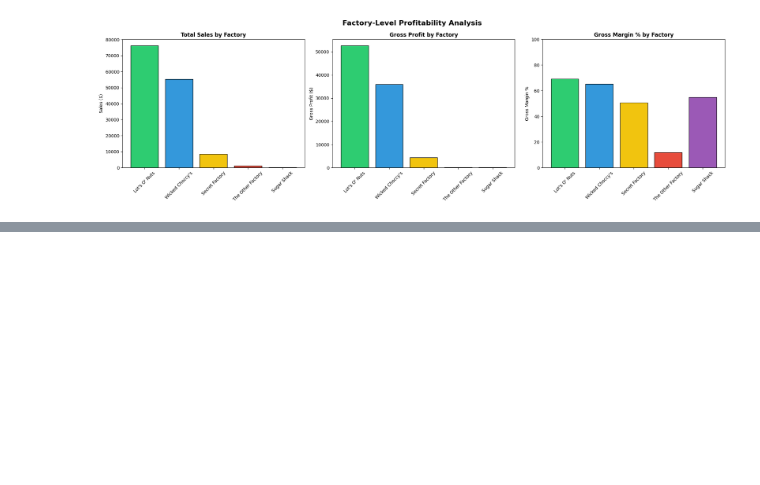
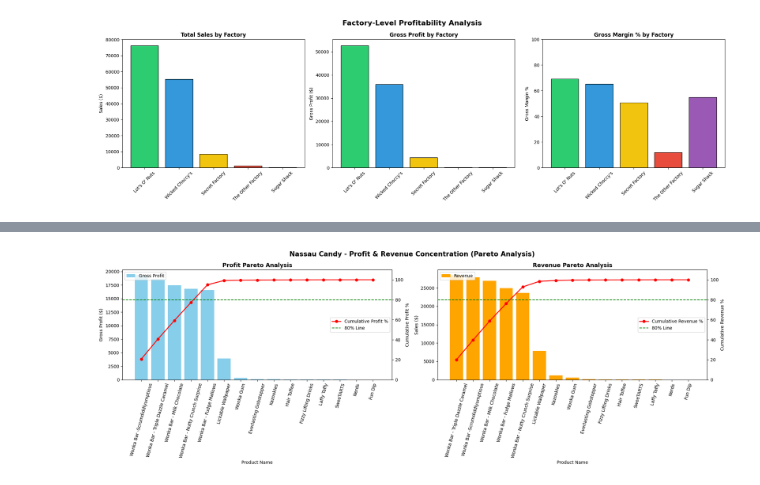
Before and after one commit to kshitij472/Massua-Candy-Distributor, a Jupyter notebook: notebooks/eda_analysis.ipynb, the cells around one changed output, grey strips where cells are left out. Cells and saved outputs as stored; diff of their text form; code cells hidden in the pictures; blank space fills up the shorter version.

```diff
--- a/notebooks/eda_analysis.ipynb
+++ b/notebooks/eda_analysis.ipynb
@@ -516,0 +650,68 @@ plt.show()
+# %%
+fig, axes = plt.subplots(1, 2, figsize=(20, 7))
+
+# --- Chart 1: Profit Pareto ---
+axes[0].bar(
+    pareto_profit["Product Name"],
+    pareto_profit["Gross Profit"],
+    color="skyblue",
+    label="Gross Profit"
+)
+
+ax2 = axes[0].twinx()
+ax2.plot(
+    pareto_profit["Product Name"],
+    pareto_profit["Cumulative_Profit_%"],
+    color="red",
+    marker="o",
+    linewidth=2,
+    label="Cumulative Profit %"
+)
+ax2.axhline(y=80, color="green", linestyle="--", label="80% Line")
+ax2.set_ylabel("Cumulative Profit %")
+ax2.set_ylim(0, 110)
+
+axes[0].set_title("Profit Pareto Analysis", fontweight="bold", fontsize=13)
+axes[0].set_ylabel("Gross Profit ($)")
+axes[0].set_xlabel("Product Name")
+axes[0].tick_params(axis='x', rotation=75)
+axes[0].legend(loc="upper left")
+ax2.legend(loc="center right")
+
+# --- Chart 2: Revenue Pareto ---
+axes[1].bar(
+    pareto_revenue["Product Name"],
+    pareto_revenue["Sales"],
+    color="orange",
+    label="Revenue"
+)
+
+ax3 = axes[1].twinx()
+ax3.plot(
+    pareto_revenue["Product Name"],
+    pareto_revenue["Cumulative_Revenue_%"],
+    color="red",
+    marker="o",
+    linewidth=2,
+    label="Cumulative Revenue %"
+)
+ax3.axhline(y=80, color="green", linestyle="--", label="80% Line")
+ax3.set_ylabel("Cumulative Revenue %")
+ax3.set_ylim(0, 110)
+
+axes[1].set_title("Revenue Pareto Analysis", fontweight="bold", fontsize=13)
+axes[1].set_ylabel("Sales ($)")
+axes[1].set_xlabel("Product Name")
+axes[1].tick_params(axis='x', rotation=75)
+axes[1].legend(loc="upper left")
+ax3.legend(loc="center right")
+
+plt.suptitle(
+    "Nassau Candy - Profit & Revenue Concentration (Pareto Analysis)",
+    fontsize=15,
+    fontweight="bold"
+)
+plt.tight_layout()
+plt.show()
+# %% [output]
+[figure, added]
```
Also changed, not shown: parts of 11 cells of this notebook.
